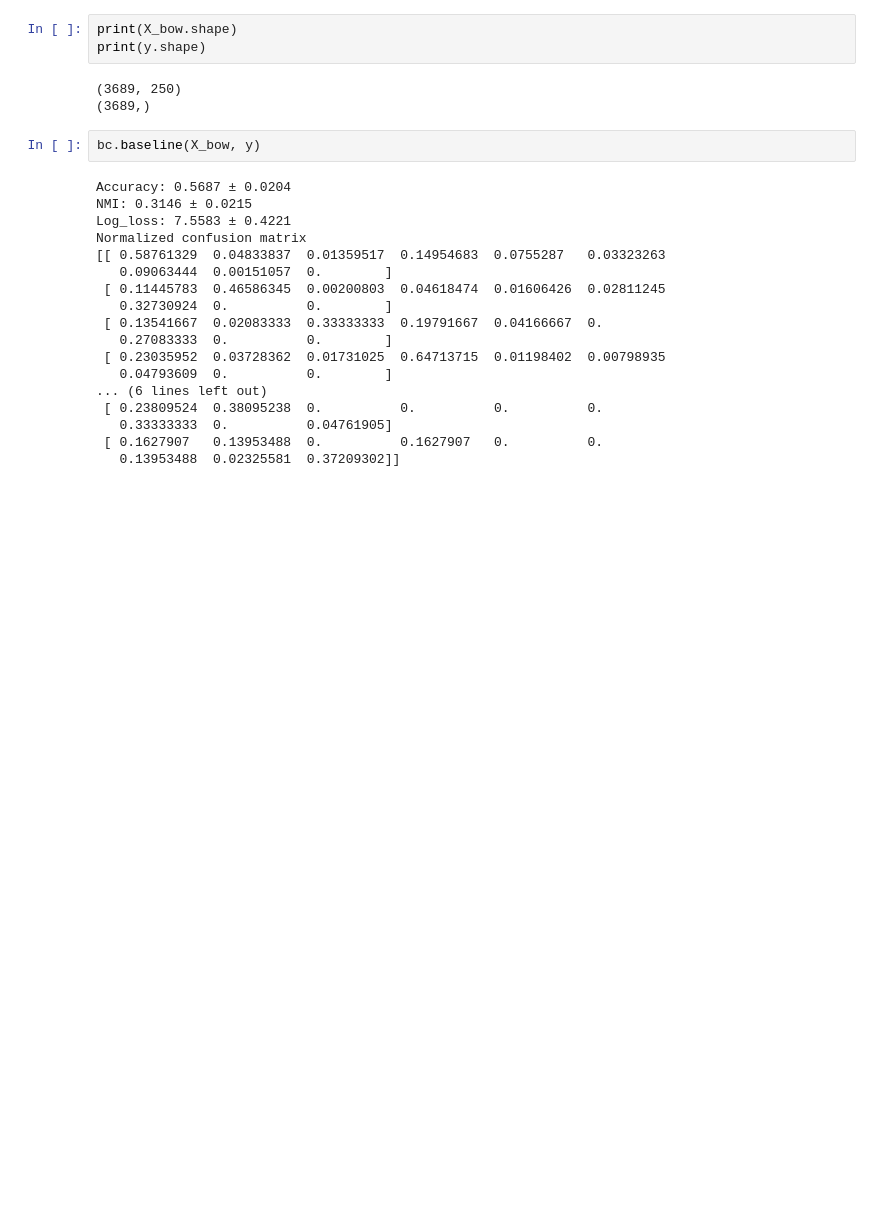
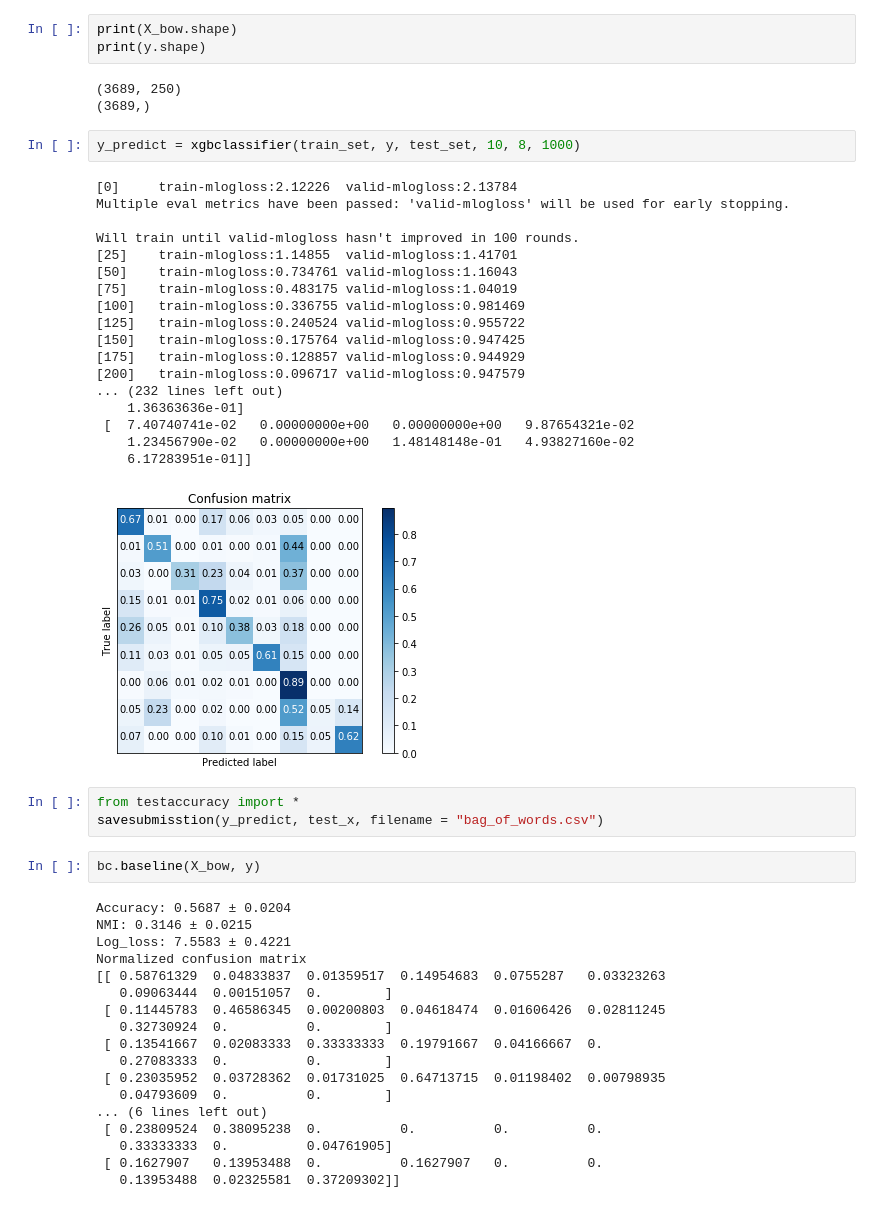
Before and after one commit to AlvinZhuyx/Personalized-Medicine-Redefining-Cancer-Treatment, a Jupyter notebook: src/bag_of_words.ipynb, the cells around one changed output. Saved outputs shown, nothing was run; the diff lists cells and outputs as text; blank space fills up the shorter version.

```diff
--- a/src/bag_of_words.ipynb
+++ b/src/bag_of_words.ipynb
@@ -56,6 +57,30 @@ print(y.shape)
 # %% [output]
 (3689, 250)
 (3689,)
+# %%
+y_predict = xgbclassifier(train_set, y, test_set, 10, 8, 1000)
+# %% [output]
+[0]     train-mlogloss:2.12226  valid-mlogloss:2.13784
+Multiple eval metrics have been passed: 'valid-mlogloss' will be used for early stopping.
+
+Will train until valid-mlogloss hasn't improved in 100 rounds.
+[25]    train-mlogloss:1.14855  valid-mlogloss:1.41701
+[50]    train-mlogloss:0.734761 valid-mlogloss:1.16043
+[75]    train-mlogloss:0.483175 valid-mlogloss:1.04019
+[100]   train-mlogloss:0.336755 valid-mlogloss:0.981469
+[125]   train-mlogloss:0.240524 valid-mlogloss:0.955722
+[150]   train-mlogloss:0.175764 valid-mlogloss:0.947425
+[175]   train-mlogloss:0.128857 valid-mlogloss:0.944929
+[200]   train-mlogloss:0.096717 valid-mlogloss:0.947579
+... (232 lines left out)
+    1.36363636e-01]
+ [  7.40740741e-02   0.00000000e+00   0.00000000e+00   9.87654321e-02
+    1.23456790e-02   0.00000000e+00   1.48148148e-01   4.93827160e-02
+    6.17283951e-01]]
+[figure, added]
+# %%
+from testaccuracy import *
+savesubmisstion(y_predict, test_x, filename = "bag_of_words.csv")
 # %%
 bc.baseline(X_bow, y)
 # %% [output]
```
Also changed, not shown: parts of 1 cell of this notebook, 3 other files.
